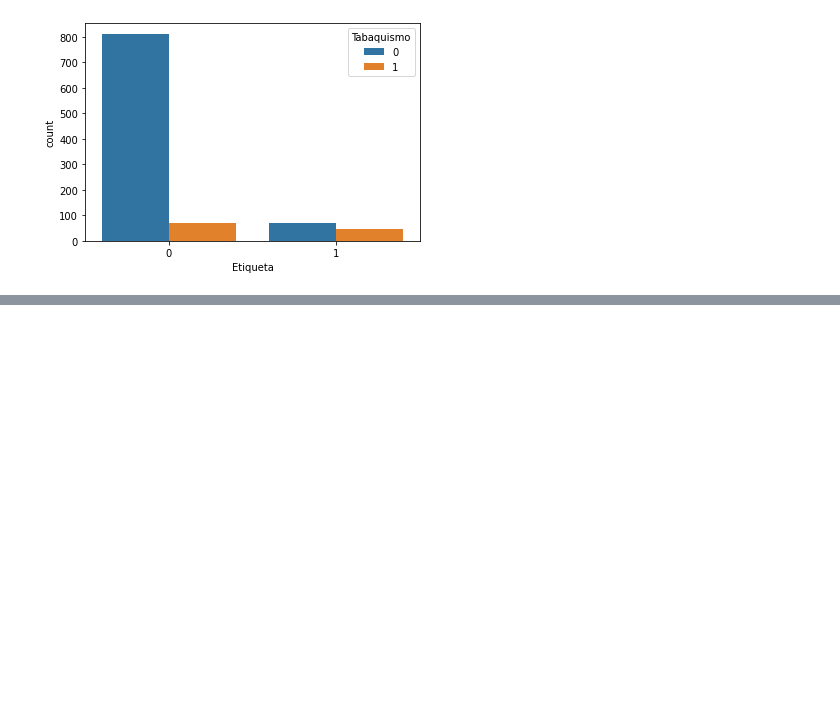
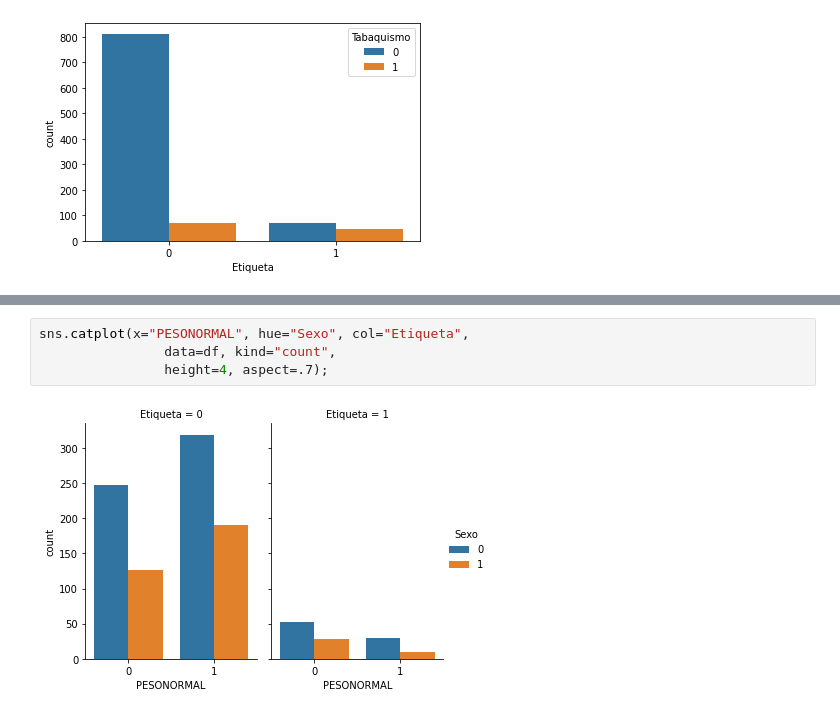
Before and after one commit to villadasonia/Lenguaje-de-Maquina, a Jupyter notebook: SignosVitales.ipynb, the cells around one changed output, grey strips where cells are left out. Saved outputs shown, nothing was run; the diff lists cells and outputs as text; blank space fills up the shorter version.

```diff
--- a/SignosVitales.ipynb
+++ b/SignosVitales.ipynb
@@ -69,0 +89,6 @@ sns.countplot(x="Etiqueta", hue="Tabaquismo", data=df);
+# %%
+sns.catplot(x="PESONORMAL", hue="Sexo", col="Etiqueta",
+                data=df, kind="count",
+                height=4, aspect=.7);
+# %% [output]
+[figure, added]
```
Also changed, not shown: parts of 8 cells of this notebook.
